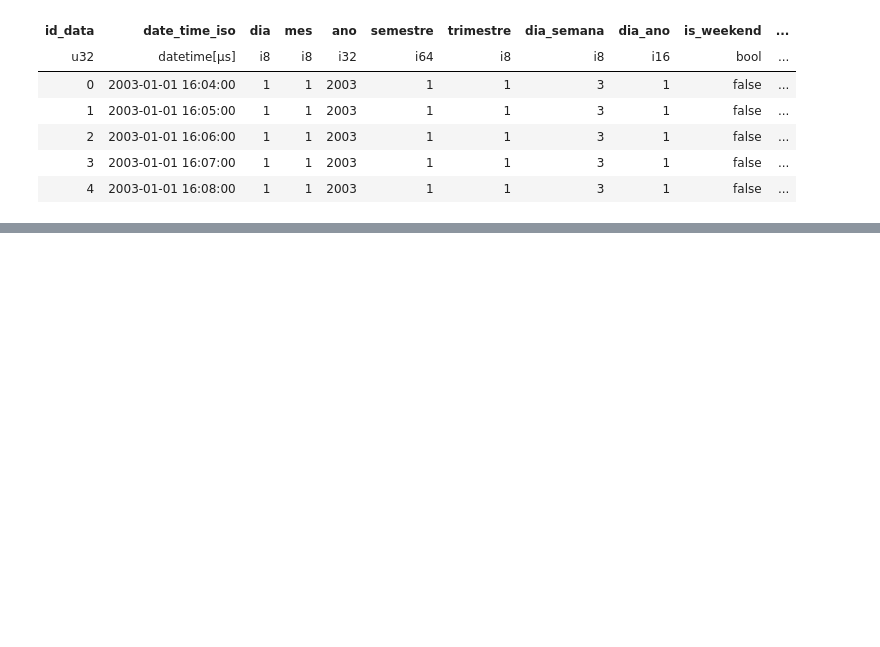
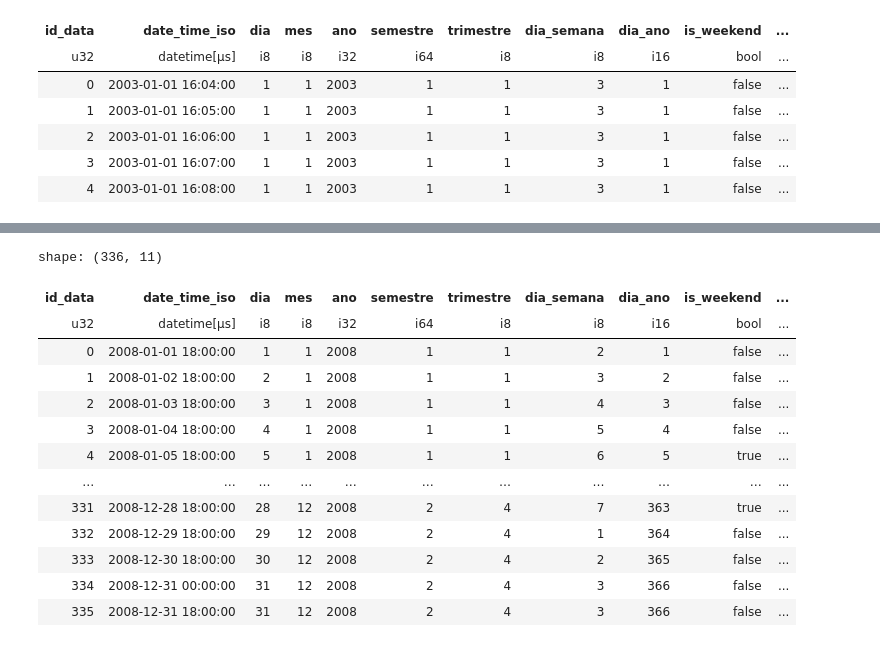
Before and after one commit to clr-cera/olap2025.2, a Jupyter notebook: etl_orig.ipynb, the cells around one changed output, grey strips where cells are left out. Drawn from its saved outputs; the diff is of its cells as text; code cells hidden in the pictures; blank space fills up the shorter version.

Commit message:
clima etl!

```diff
--- a/etl_orig.ipynb
+++ b/etl_orig.ipynb
@@ -254,3 +254,7 @@ dim_horarios_full.write_parquet("data/dim_horarios_queimada.pqt.zstd", compressi
 dim_local_queimada.write_parquet("data/dim_local_queimada.pqt.zstd", compression="zstd")
 dim_data_queimada.write_parquet("data/dim_data.pqt.zstd", compression="zstd")
 fct_queimadas.write_parquet("data/fct_queimadas.pqt.zstd", compression="zstd")
+# %%
+clima_df = pl.read_parquet('data/sisam-full.pqt.zstd',n_rows=5000)
+clima_df = clima_df.filter(pl.col('sigla_uf').is_not_null() & pl.col('id_municipio').is_not_null() )
+clima_df
@@ -256,0 +276,37 @@ fct_queimadas.write_parquet("data/fct_queimadas.pqt.zstd", compression="zstd")
+# %%
+# insert data_hora from clima_df into dim_data_queimada
+
+dim_data_clima = (clima_df
+    .select([pl.col("data_hora").alias("date_time_iso"),
+             pl.col("data_hora").dt.day().alias("dia"),
+             pl.col("data_hora").dt.month().alias("mes"),
+             pl.col("data_hora").dt.year().alias("ano"),
+             # generate semester column
+             pl.col("data_hora").dt.month().map_elements(lambda x: 1 if x <= 6 else 2).alias("semestre"),
+             # generate trimester column
+             ((pl.col("data_hora").dt.month() - 1 )//3 + 1).alias("trimestre"),
+             # generate week day column
+             pl.col("data_hora").dt.weekday().alias("dia_semana"),
+             # generate day of year column
+             pl.col("data_hora").dt.ordinal_day().alias("dia_ano"),
+             # generate is_weekend column, starting from saturday (6)
+             pl.col("data_hora").dt.weekday().map_elements(lambda x: x >= 6).alias("is_weekend"),
+             # generate week of year column
+             pl.col("data_hora").dt.week().alias("semana_ano")
+             ]).unique().sort("date_time_iso")).with_row_index("id_data")
+dim_data_clima
+# %% [output]
+shape: (336, 11)
+| id_data | date_time_iso | dia | mes | ano | semestre | trimestre | dia_semana | dia_ano | is_weekend | ... |
+| u32 | datetime[μs] | i8 | i8 | i32 | i64 | i8 | i8 | i16 | bool | ... |
+| 0 | 2008-01-01 18:00:00 | 1 | 1 | 2008 | 1 | 1 | 2 | 1 | false | ... |
+| 1 | 2008-01-02 18:00:00 | 2 | 1 | 2008 | 1 | 1 | 3 | 2 | false | ... |
+| 2 | 2008-01-03 18:00:00 | 3 | 1 | 2008 | 1 | 1 | 4 | 3 | false | ... |
+| 3 | 2008-01-04 18:00:00 | 4 | 1 | 2008 | 1 | 1 | 5 | 4 | false | ... |
+| 4 | 2008-01-05 18:00:00 | 5 | 1 | 2008 | 1 | 1 | 6 | 5 | true | ... |
+| … | … | … | … | … | … | … | … | … | … | ... |
+| 331 | 2008-12-28 18:00:00 | 28 | 12 | 2008 | 2 | 4 | 7 | 363 | true | ... |
+| 332 | 2008-12-29 18:00:00 | 29 | 12 | 2008 | 2 | 4 | 1 | 364 | false | ... |
+| 333 | 2008-12-30 18:00:00 | 30 | 12 | 2008 | 2 | 4 | 2 | 365 | false | ... |
+| 334 | 2008-12-31 00:00:00 | 31 | 12 | 2008 | 2 | 4 | 3 | 366 | false | ... |
+| 335 | 2008-12-31 18:00:00 | 31 | 12 | 2008 | 2 | 4 | 3 | 366 | false | ... |
```
Also changed, not shown: parts of 12 cells of this notebook, 10 other files.
